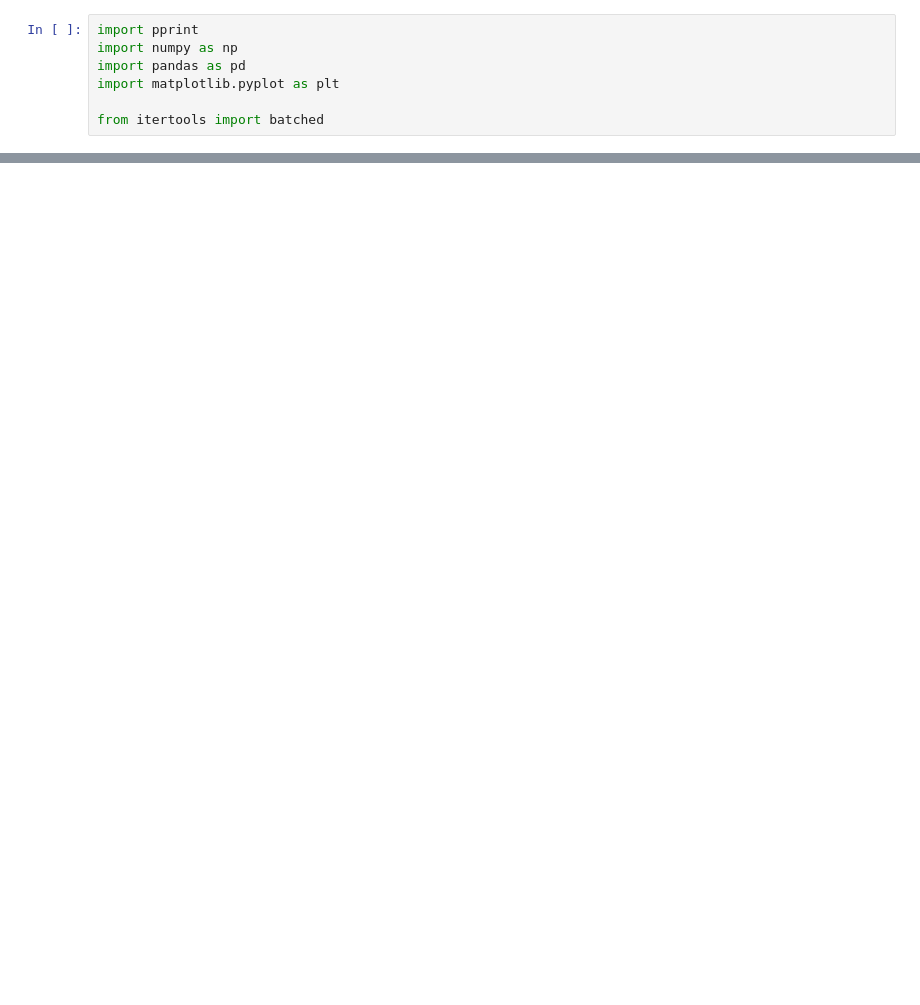
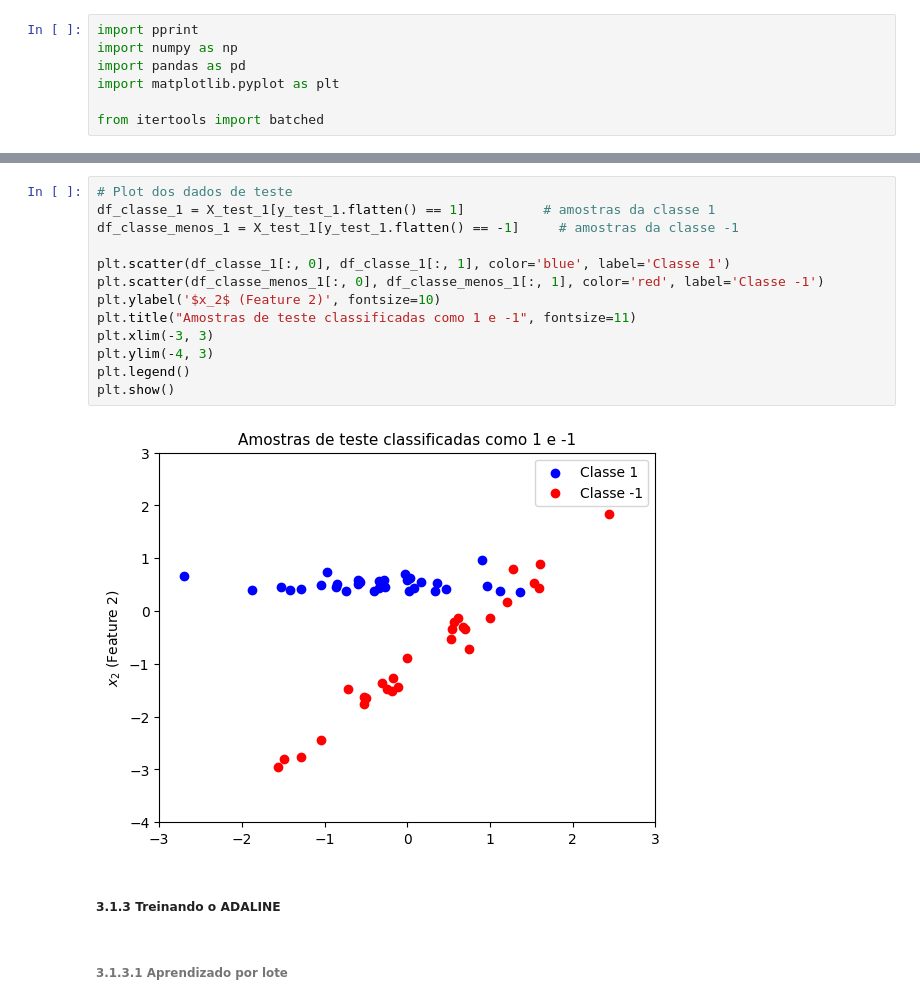
Before and after one commit to lucasanches/adaline, a Jupyter notebook: adaline.ipynb, the cells around one changed output, grey strips where cells are left out. Drawn from its saved outputs; the diff is of its cells as text; blank space fills up the shorter version.

Commit message:
ajustes realizados e iniciada implementação do adaline no dataset #1

```diff
--- a/adaline.ipynb
+++ b/adaline.ipynb
@@ -87,0 +207,19 @@ def treinamento(X_train, y_train, qtd_atributos, tx_aprendizagem, epocas, batch,
+# %%
+# Plot dos dados de teste
+df_classe_1 = X_test_1[y_test_1.flatten() == 1]          # amostras da classe 1
+df_classe_menos_1 = X_test_1[y_test_1.flatten() == -1]     # amostras da classe -1
+
+plt.scatter(df_classe_1[:, 0], df_classe_1[:, 1], color='blue', label='Classe 1')
+plt.scatter(df_classe_menos_1[:, 0], df_classe_menos_1[:, 1], color='red', label='Classe -1')
+plt.ylabel('$x_2$ (Feature 2)', fontsize=10)
+plt.title("Amostras de teste classificadas como 1 e -1", fontsize=11)
+plt.xlim(-3, 3)
+plt.ylim(-4, 3)
+plt.legend()
+plt.show()
+# %% [output]
+[figure, added]
+# %% [markdown]
+##### 3.1.3 Treinando o ADALINE
+# %% [markdown]
+###### 3.1.3.1 Aprendizado por lote
```
Also changed, not shown: parts of 28 cells of this notebook.
